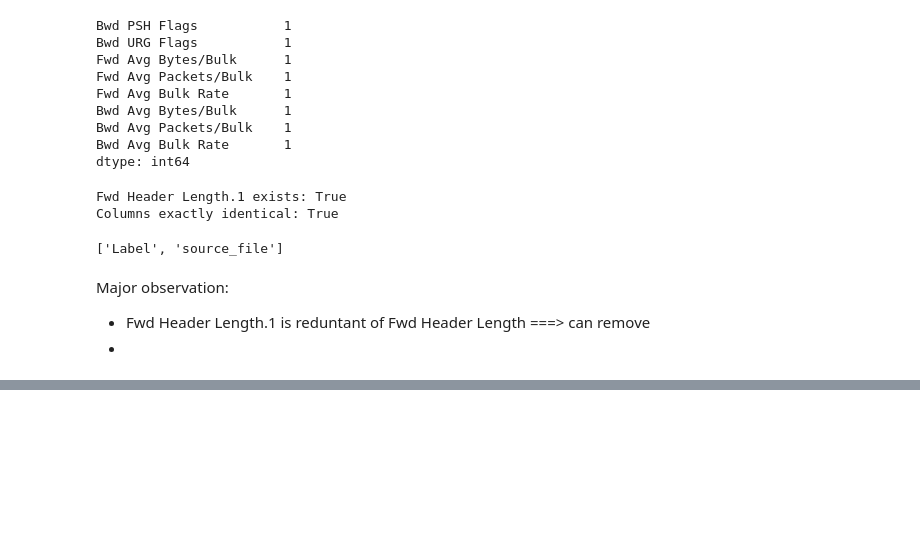
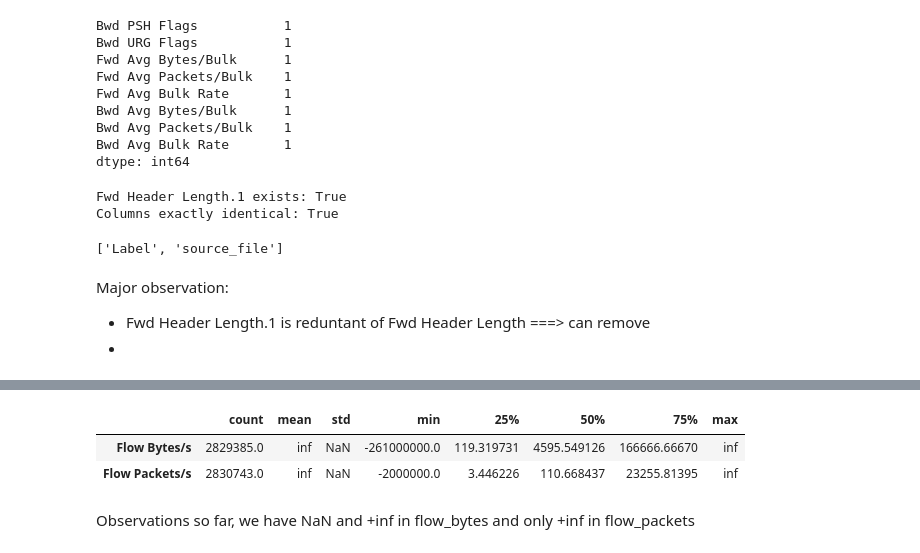
Before and after one commit to harshita-kode/Hybrid-Network-Intrusion-Detection, a Jupyter notebook: notebooks/exploration/data_exploration.ipynb, the cells around one changed output, grey strips where cells are left out. Cells and saved outputs as stored; diff of their text form; code cells hidden in the pictures; blank space fills up the shorter version.

```diff
--- a/notebooks/exploration/data_exploration.ipynb
+++ b/notebooks/exploration/data_exploration.ipynb
@@ -425,0 +444,10 @@ Major observation:
+# %%
+feature_summary.loc[
+    ["Flow Bytes/s", "Flow Packets/s"]
+]
+# %% [output]
+|  | count | mean | std | min | 25% | 50% | 75% | max |
+| Flow Bytes/s | 2829385.0 | inf | NaN | -261000000.0 | 119.319731 | 4595.549126 | 166666.66670 | inf |
+| Flow Packets/s | 2830743.0 | inf | NaN | -2000000.0 | 3.446226 | 110.668437 | 23255.81395 | inf |
+# %% [markdown]
+Observations so far, we have NaN and +inf in flow_bytes and only +inf in flow_packets
```
Also changed, not shown: parts of 50 cells of this notebook, 3 other files.
